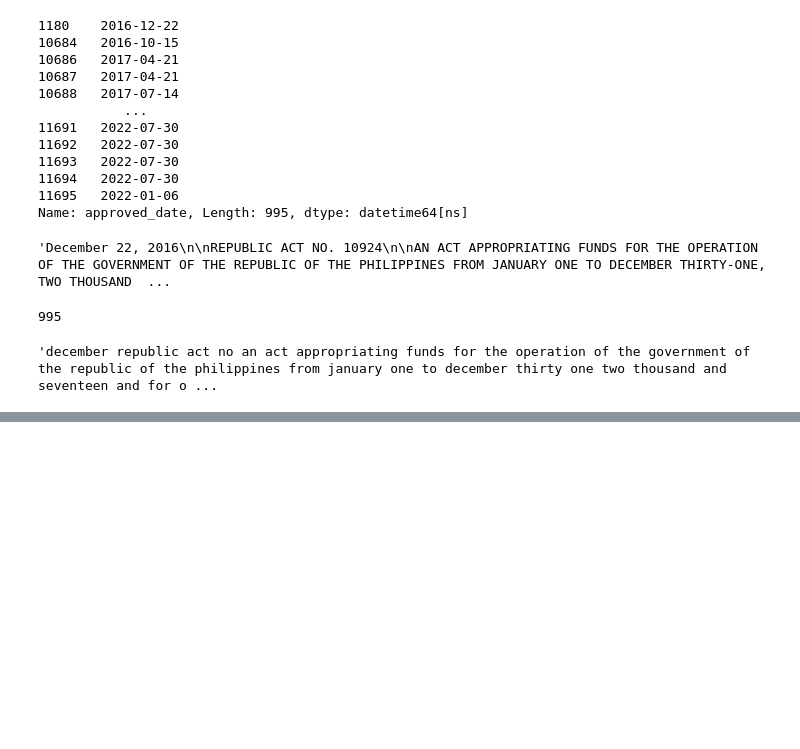
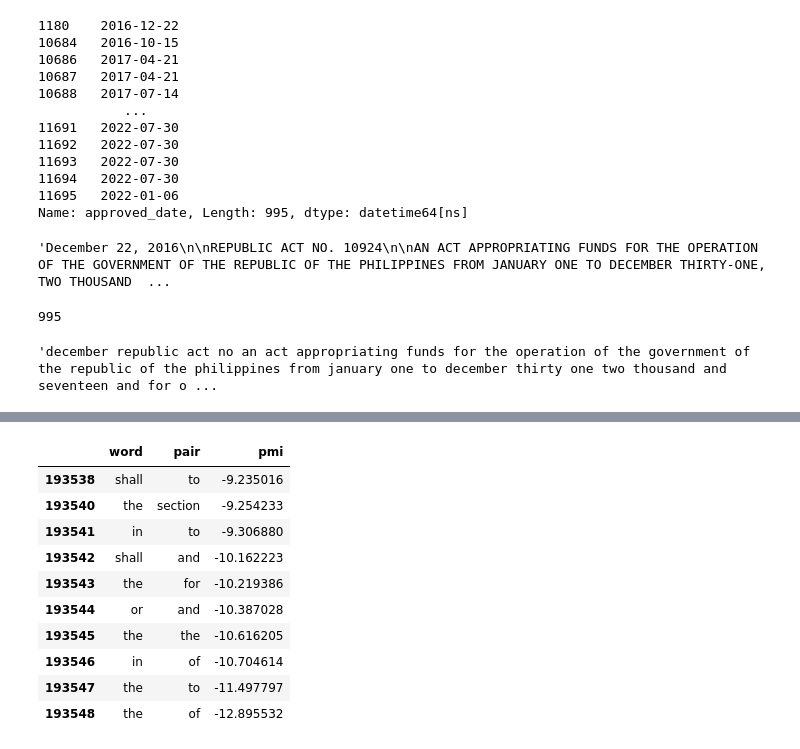
Before and after one commit to kabiikawa/csci-261.03-project, a Jupyter notebook: project/1 - Cleaning.ipynb, the cells around one changed output, grey strips where cells are left out. Drawn from its saved outputs; the diff is of its cells as text; code cells hidden in the pictures; blank space fills up the shorter version.

```diff
--- a/project/1 - Cleaning.ipynb
+++ b/project/1 - Cleaning.ipynb
@@ -382,10 +293,22 @@ df['cleaned_content'].iloc[0]
 # %%
-# # pointwise mutual information
-# measures = collocations.BigramAssocMeasures()
+# pointwise mutual information
+measures = collocations.BigramAssocMeasures()
 
-# bigram_pmi = finder.score_ngrams(measures.pmi)
-# bigram_pmi = [(word, pair, val) for (word, pair), val in bigram_pmi]
-# bigram_pmi = pd.DataFrame(bigram_pmi, columns = ('word', 'pair', 'pmi'))
-# bigram_pmi.sort_values('pmi', ascending = False, inplace = True)
-# bigram_pmi.tail(10)
+bigram_pmi = finder.score_ngrams(measures.pmi)
+bigram_pmi = [(word, pair, val) for (word, pair), val in bigram_pmi]
+bigram_pmi = pd.DataFrame(bigram_pmi, columns = ('word', 'pair', 'pmi'))
+bigram_pmi.sort_values('pmi', ascending = False, inplace = True)
+bigram_pmi.tail(10)
+# %% [output]
+|  | word | pair | pmi |
+| 193538 | shall | to | -9.235016 |
+| 193540 | the | section | -9.254233 |
+| 193541 | in | to | -9.306880 |
+| 193542 | shall | and | -10.162223 |
+| 193543 | the | for | -10.219386 |
+| 193544 | or | and | -10.387028 |
+| 193545 | the | the | -10.616205 |
+| 193546 | in | of | -10.704614 |
+| 193547 | the | to | -11.497797 |
+| 193548 | the | of | -12.895532 |
 # %%
```
Also changed, not shown: parts of 6 cells of this notebook, 14 other files.
